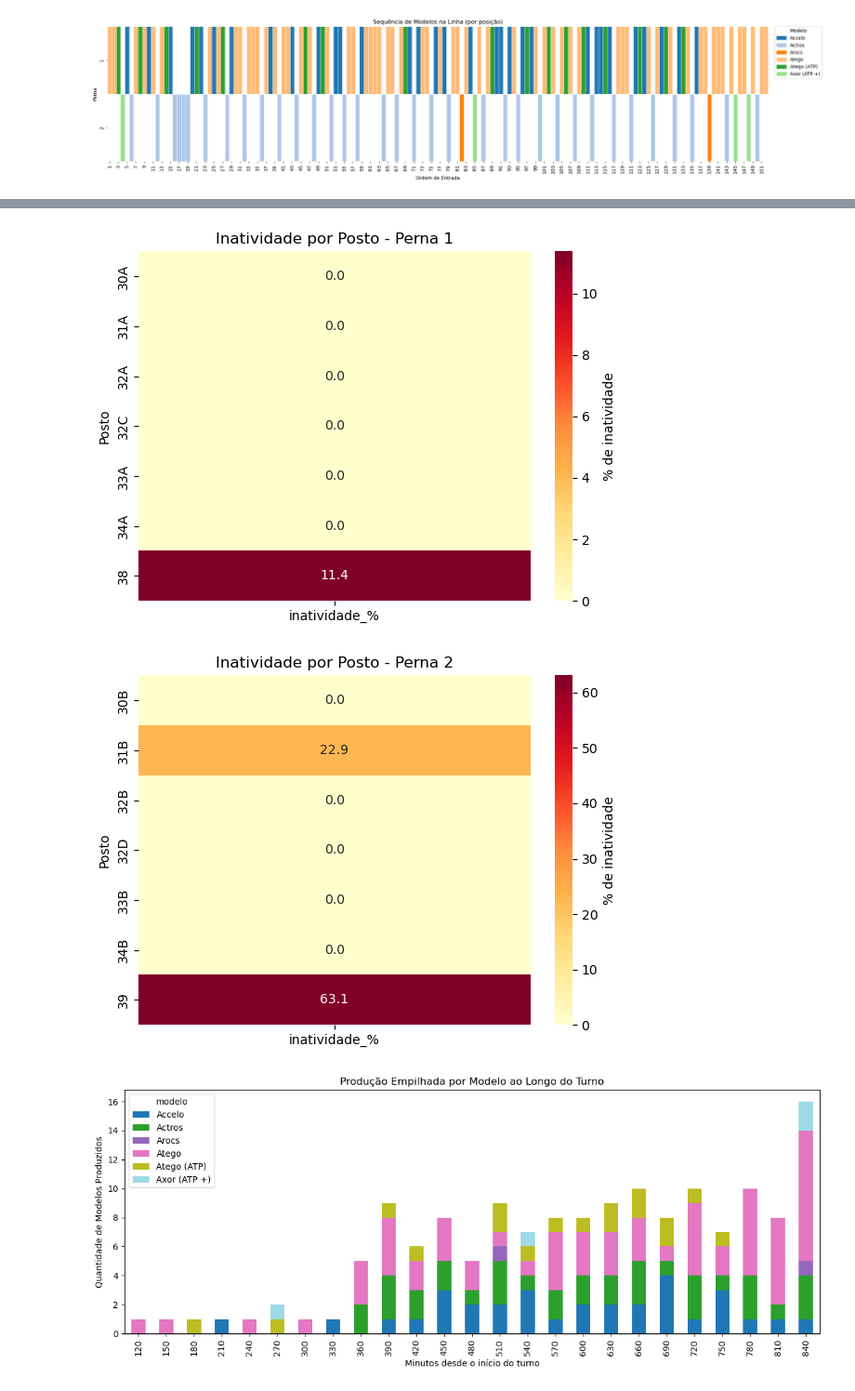
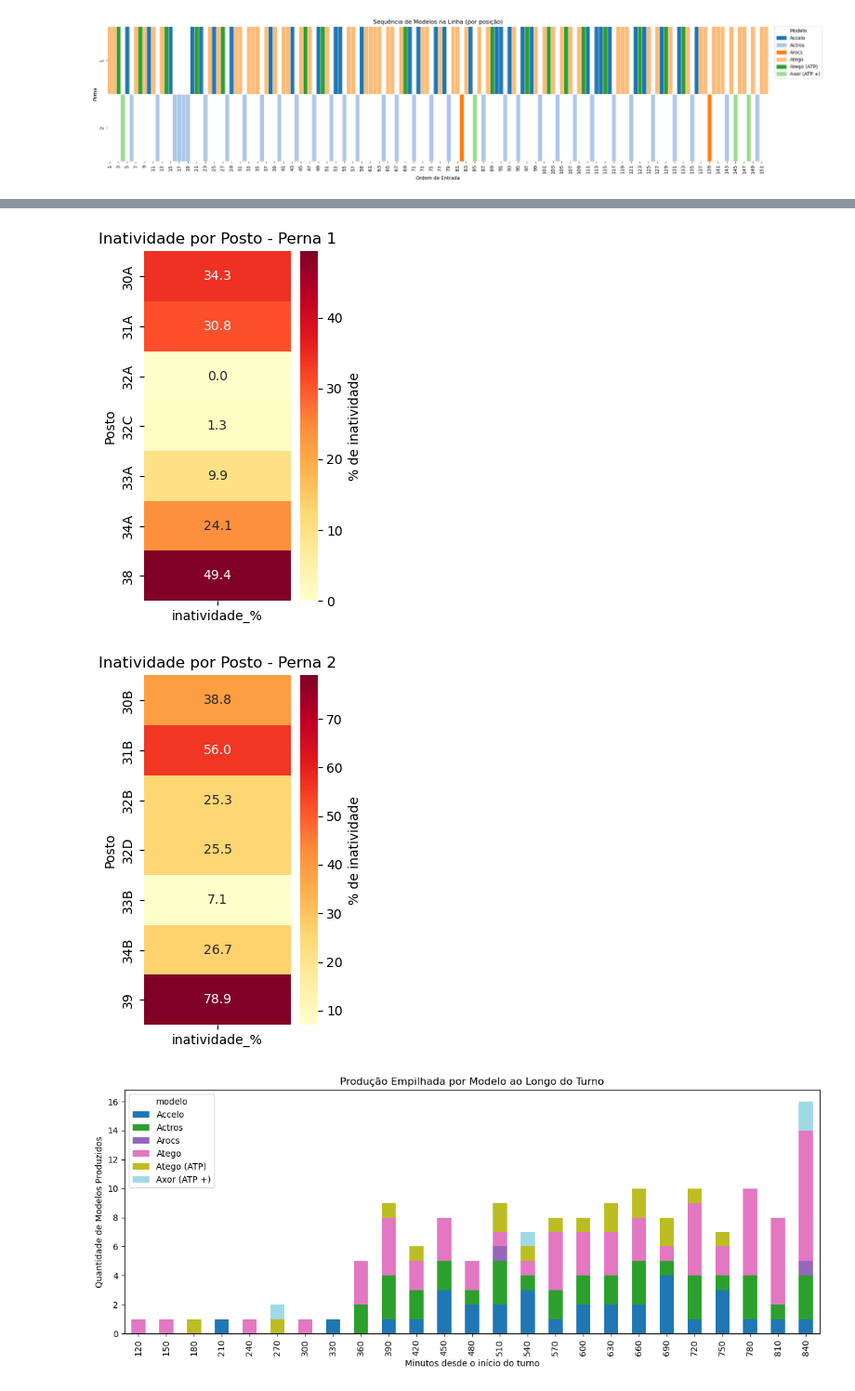
Before and after one commit to MatheusFariasPJ/PROJETO_MERCEDES, a Jupyter notebook: Linha_atual.ipynb, the cells around one changed output, grey strips where cells are left out. Shown at 93% size. Cells and saved outputs as stored; diff of their text form; code cells hidden in the pictures.

```diff
--- a/Linha_atual.ipynb
+++ b/Linha_atual.ipynb
@@ -885,7 +765,7 @@ Passing `palette` without assigning `hue` is deprecated and will be removed in v
 
 # Certifique-se de que entrada e saída estão em segundos
 # tempo total de operação = 8 horas = 480 minutos
-tempo_total = 480  # minutos
+tempo_total = 14*60  # minutos
 
 # Função para calcular tempo ocupado real, evitando sobreposição
 def calcular_tempo_ocupado_real(intervalos):
@@ -911,36 +791,36 @@ def calcular_tempo_ocupado_real(intervalos):
 # Agrupar os intervalos por (perna, posto)
 postos_intervalos = df_log.groupby(["perna", "posto"])[["entrada", "saida"]].apply(lambda x: list(x.itertuples(index=False, name=None)))
 
 # Calcular inatividade
 dados_inatividade = []
 for (perna, posto), intervalos in postos_intervalos.items():
     tempo_ocupado = calcular_tempo_ocupado_real(intervalos)
     tempo_ocioso = max(0, tempo_total - tempo_ocupado)
     inatividade_pct = round(100 * tempo_ocioso / tempo_total, 2)
 
     dados_inatividade.append({
         "perna": perna,
         "posto": posto,
         "inatividade_%": inatividade_pct
     })
 
 df_inatividade = pd.DataFrame(dados_inatividade)
 
 # Criar heatmaps por perna
 for perna in sorted(df_inatividade["perna"].unique()):
     df_p = df_inatividade[df_inatividade["perna"] == perna]
     df_pivot = df_p.pivot_table(index=["posto"], values="inatividade_%", aggfunc="mean")
 
-    plt.figure(figsize=(6, len(df_pivot) * 0.5 + 1))
+    plt.figure(figsize=(3, len(df_pivot) * 0.5 + 1))
     sns.heatmap(df_pivot, annot=True, cmap="YlOrRd", fmt=".1f", cbar_kws={"label": "% de inatividade"})
     plt.title(f"Inatividade por Posto - Perna {perna}")
     plt.xlabel("")
     plt.ylabel("Posto")
     plt.tight_layout()
     plt.show()
 # %% [output]
-[figure, old version]
+[figure, new version]
-[figure, old version]
+[figure, new version]
 # %%
 
 # Calcular o tempo de saída total por modelo (última estação)
```
Also changed, not shown: parts of 13 cells of this notebook, 1 other file.
